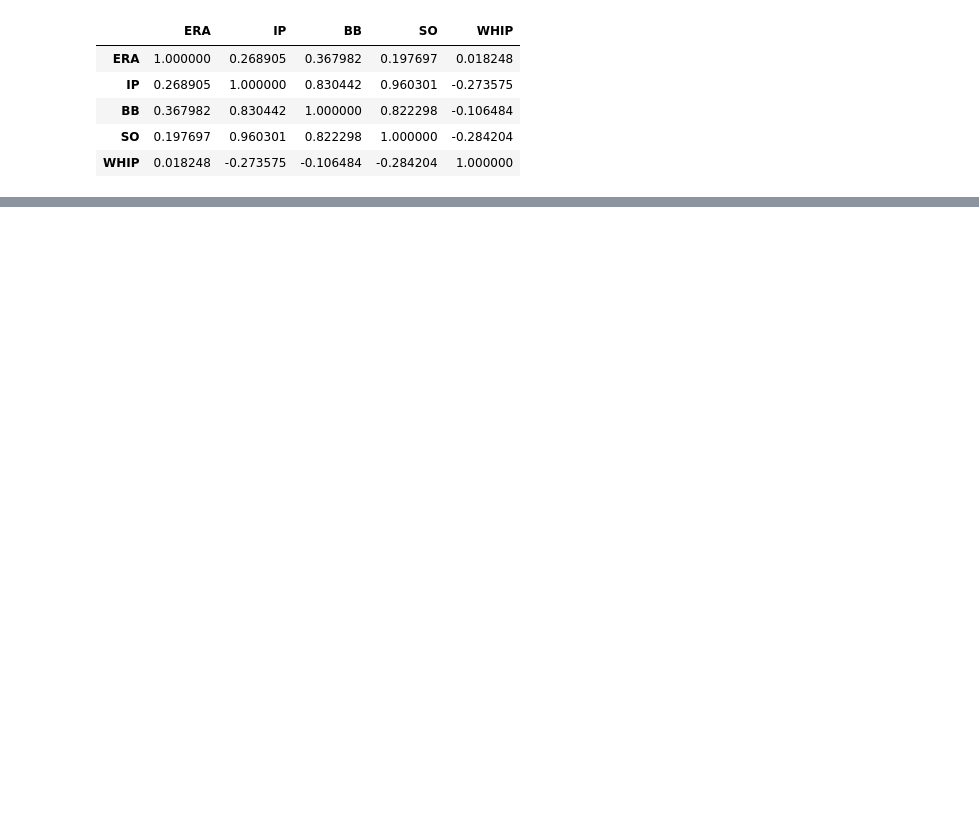
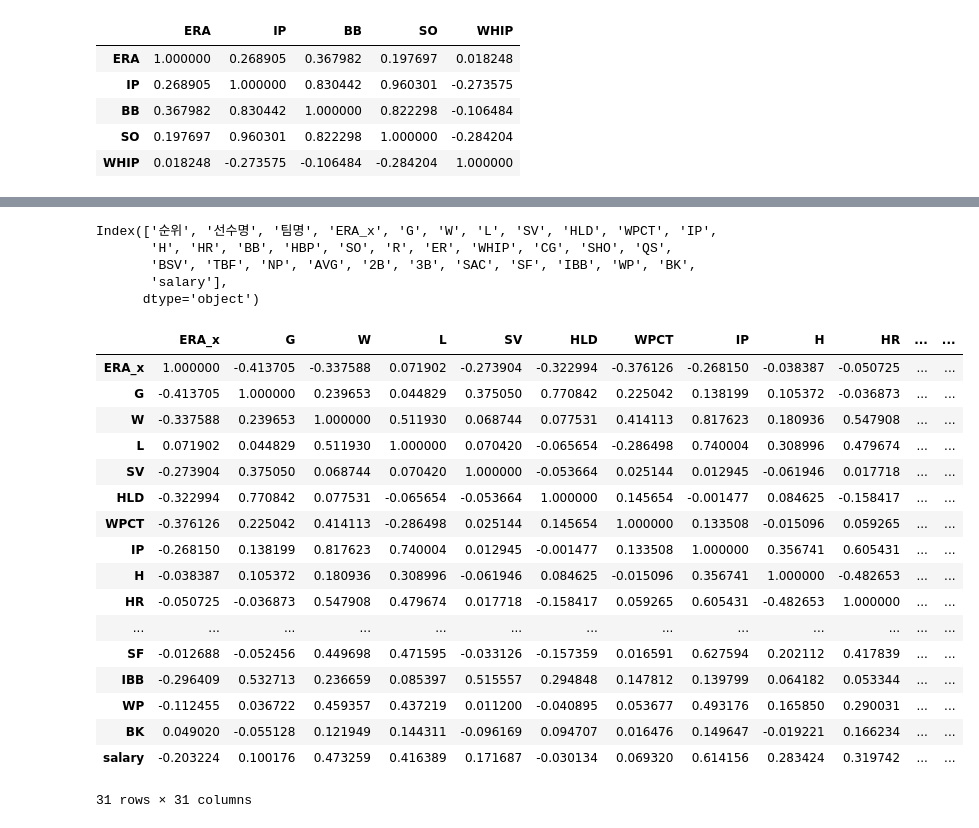
Before and after one commit to jayiuk/mid_project, a Jupyter notebook: data_check.ipynb, the cells around one changed output, grey strips where cells are left out. Cells and saved outputs as stored; diff of their text form; code cells hidden in the pictures; blank space fills up the shorter version.

```diff
--- a/data_check.ipynb
+++ b/data_check.ipynb
@@ -936,0 +1143,4 @@ pit[['ERA', 'IP', 'BB', 'SO', 'WHIP']].corr()
+# %%
+pit_income_c = pit_income2.copy()
+pit_income_c = pit_income_c.dropna()
+pit_income_c
@@ -936,0 +1173,3 @@ pit[['ERA', 'IP', 'BB', 'SO', 'WHIP']].corr()
+# %%
+income4 = pit_income_c[['선수명','salary']]
+income4
@@ -936,0 +1190,4 @@ pit[['ERA', 'IP', 'BB', 'SO', 'WHIP']].corr()
+# %%
+pdf = pd.read_csv('./pitcher_all.csv')
+pitcher_in = pd.merge(pdf, income4, on = '선수명', how = 'left')
+pitcher_in
@@ -936,0 +1228,3 @@ pit[['ERA', 'IP', 'BB', 'SO', 'WHIP']].corr()
+# %%
+pitcher_drop = pitcher_in.dropna()
+pitcher_drop
@@ -936,0 +1247,32 @@ pit[['ERA', 'IP', 'BB', 'SO', 'WHIP']].corr()
+# %%
+pitcher_drop.columns
+# %% [output]
+Index(['순위', '선수명', '팀명', 'ERA_x', 'G', 'W', 'L', 'SV', 'HLD', 'WPCT', 'IP',
+       'H', 'HR', 'BB', 'HBP', 'SO', 'R', 'ER', 'WHIP', 'CG', 'SHO', 'QS',
+       'BSV', 'TBF', 'NP', 'AVG', '2B', '3B', 'SAC', 'SF', 'IBB', 'WP', 'BK',
+       'salary'],
+      dtype='object')
+# %%
+pitcher_drop[['ERA_x', 'G', 'W', 'L', 'SV', 'HLD', 'WPCT', 'IP',
+       'H', 'HR', 'BB', 'HBP', 'SO', 'R', 'ER', 'WHIP', 'CG', 'SHO', 'QS',
+       'BSV', 'TBF', 'NP', 'AVG', '2B', '3B', 'SAC', 'SF', 'IBB', 'WP', 'BK',
+       'salary']].corr()
+# %% [output]
+|  | ERA_x | G | W | L | SV | HLD | WPCT | IP | H | HR | ... | ... |
+| ERA_x | 1.000000 | -0.413705 | -0.337588 | 0.071902 | -0.273904 | -0.322994 | -0.376126 | -0.268150 | -0.038387 | -0.050725 | ... | ... |
+| G | -0.413705 | 1.000000 | 0.239653 | 0.044829 | 0.375050 | 0.770842 | 0.225042 | 0.138199 | 0.105372 | -0.036873 | ... | ... |
+| W | -0.337588 | 0.239653 | 1.000000 | 0.511930 | 0.068744 | 0.077531 | 0.414113 | 0.817623 | 0.180936 | 0.547908 | ... | ... |
+| L | 0.071902 | 0.044829 | 0.511930 | 1.000000 | 0.070420 | -0.065654 | -0.286498 | 0.740004 | 0.308996 | 0.479674 | ... | ... |
+| SV | -0.273904 | 0.375050 | 0.068744 | 0.070420 | 1.000000 | -0.053664 | 0.025144 | 0.012945 | -0.061946 | 0.017718 | ... | ... |
+| HLD | -0.322994 | 0.770842 | 0.077531 | -0.065654 | -0.053664 | 1.000000 | 0.145654 | -0.001477 | 0.084625 | -0.158417 | ... | ... |
+| WPCT | -0.376126 | 0.225042 | 0.414113 | -0.286498 | 0.025144 | 0.145654 | 1.000000 | 0.133508 | -0.015096 | 0.059265 | ... | ... |
+| IP | -0.268150 | 0.138199 | 0.817623 | 0.740004 | 0.012945 | -0.001477 | 0.133508 | 1.000000 | 0.356741 | 0.605431 | ... | ... |
+| H | -0.038387 | 0.105372 | 0.180936 | 0.308996 | -0.061946 | 0.084625 | -0.015096 | 0.356741 | 1.000000 | -0.482653 | ... | ... |
+| HR | -0.050725 | -0.036873 | 0.547908 | 0.479674 | 0.017718 | -0.158417 | 0.059265 | 0.605431 | -0.482653 | 1.000000 | ... | ... |
+| ... | ... | ... | ... | ... | ... | ... | ... | ... | ... | ... | ... | ... |
+| SF | -0.012688 | -0.052456 | 0.449698 | 0.471595 | -0.033126 | -0.157359 | 0.016591 | 0.627594 | 0.202112 | 0.417839 | ... | ... |
+| IBB | -0.296409 | 0.532713 | 0.236659 | 0.085397 | 0.515557 | 0.294848 | 0.147812 | 0.139799 | 0.064182 | 0.053344 | ... | ... |
+| WP | -0.112455 | 0.036722 | 0.459357 | 0.437219 | 0.011200 | -0.040895 | 0.053677 | 0.493176 | 0.165850 | 0.290031 | ... | ... |
+| BK | 0.049020 | -0.055128 | 0.121949 | 0.144311 | -0.096169 | 0.094707 | 0.016476 | 0.149647 | -0.019221 | 0.166234 | ... | ... |
+| salary | -0.203224 | 0.100176 | 0.473259 | 0.416389 | 0.171687 | -0.030134 | 0.069320 | 0.614156 | 0.283424 | 0.319742 | ... | ... |
+31 rows × 31 columns
```
Also changed, not shown: parts of 53 cells of this notebook, 1 other file.
